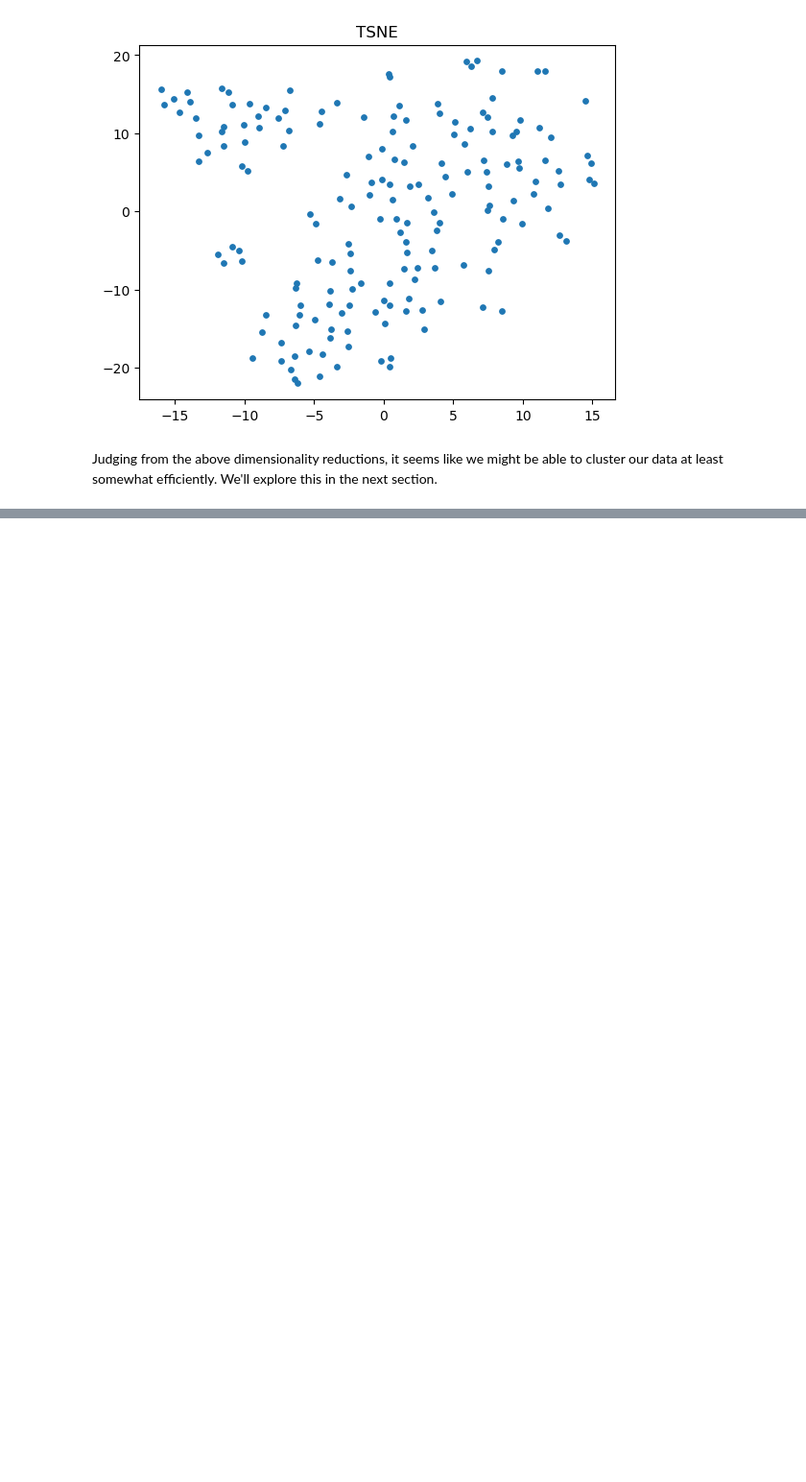
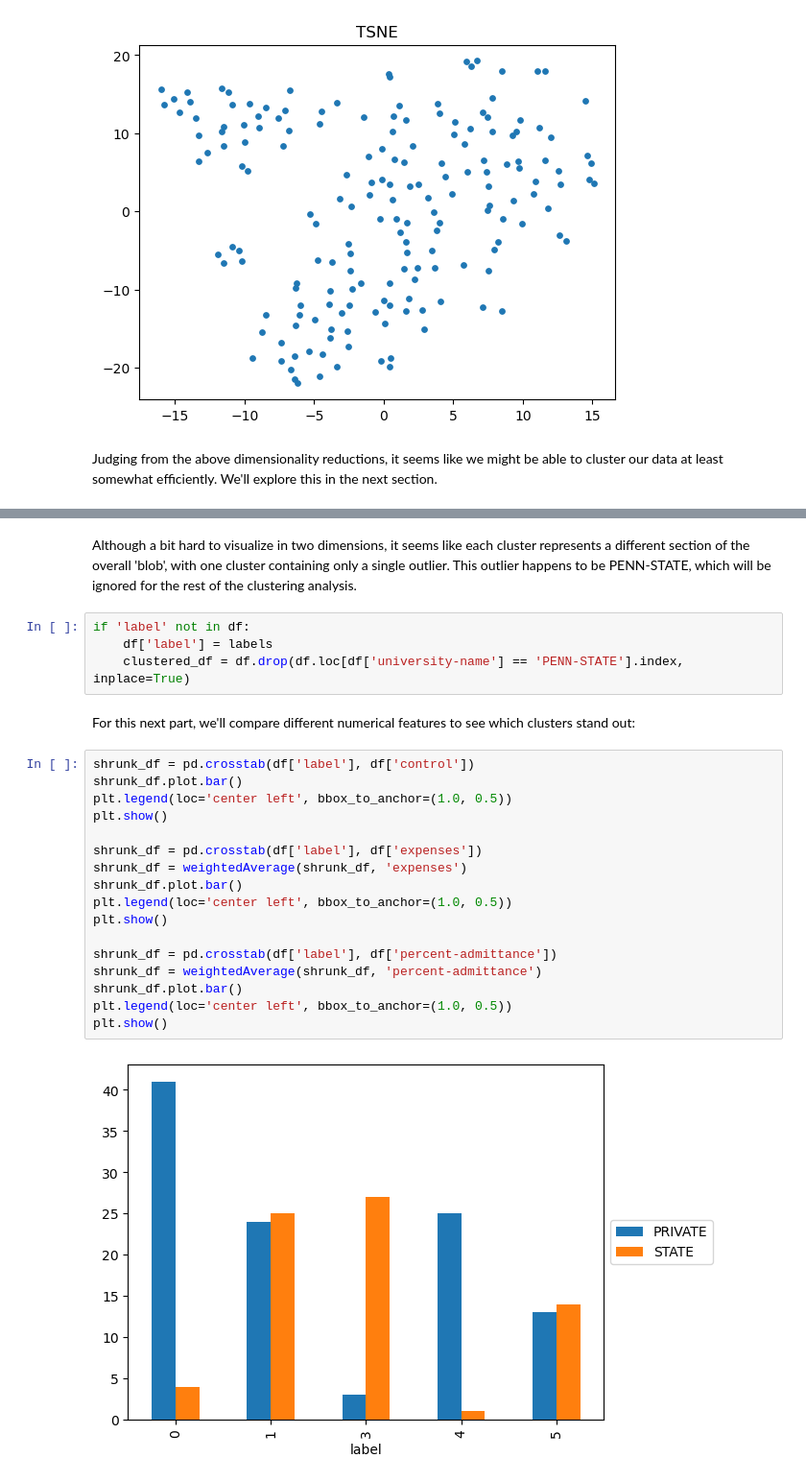
Before and after one commit to swifteralex/cs105_final_project, a Jupyter notebook: cs105finalproject.ipynb, the cells around one changed output, grey strips where cells are left out. Shown at 96% size. Drawn from its saved outputs; the diff is of its cells as text; blank space fills up the shorter version.

```diff
--- a/cs105finalproject.ipynb
+++ b/cs105finalproject.ipynb
@@ -221,0 +261,27 @@ Judging from the above dimensionality reductions, it seems like we might be able
+# %% [markdown]
+Although a bit hard to visualize in two dimensions, it seems like each cluster represents a different section of the overall 'blob', with one cluster containing only a single outlier. This outlier happens to be PENN-STATE, which will be ignored for the rest of the clustering analysis.
+# %%
+if 'label' not in df:
+    df['label'] = labels
+    clustered_df = df.drop(df.loc[df['university-name'] == 'PENN-STATE'].index, inplace=True)
+# %% [markdown]
+For this next part, we'll compare different numerical features to see which clusters stand out:
+# %%
+shrunk_df = pd.crosstab(df['label'], df['control'])
+shrunk_df.plot.bar()
+plt.legend(loc='center left', bbox_to_anchor=(1.0, 0.5))
+plt.show()
+
+shrunk_df = pd.crosstab(df['label'], df['expenses'])
+shrunk_df = weightedAverage(shrunk_df, 'expenses')
+shrunk_df.plot.bar()
+plt.legend(loc='center left', bbox_to_anchor=(1.0, 0.5))
+plt.show()
+
+shrunk_df = pd.crosstab(df['label'], df['percent-admittance'])
+shrunk_df = weightedAverage(shrunk_df, 'percent-admittance')
+shrunk_df.plot.bar()
+plt.legend(loc='center left', bbox_to_anchor=(1.0, 0.5))
+plt.show()
+# %% [output]
+[figure, added]
```
Also changed, not shown: parts of 13 cells of this notebook.
